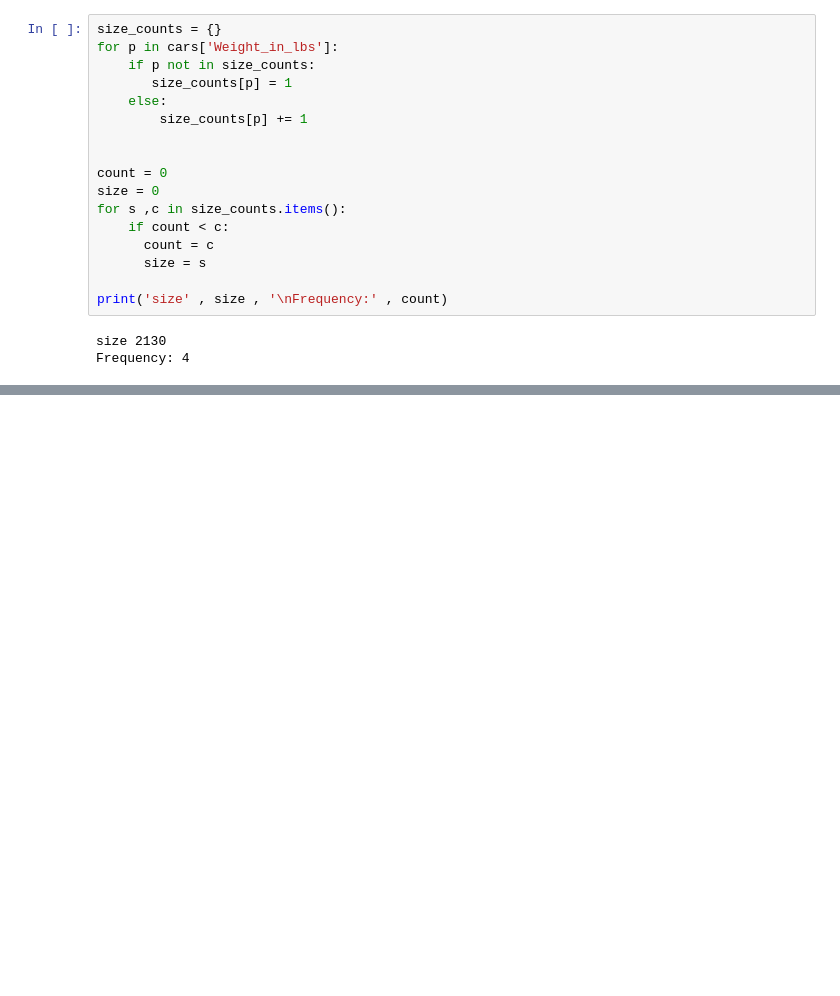
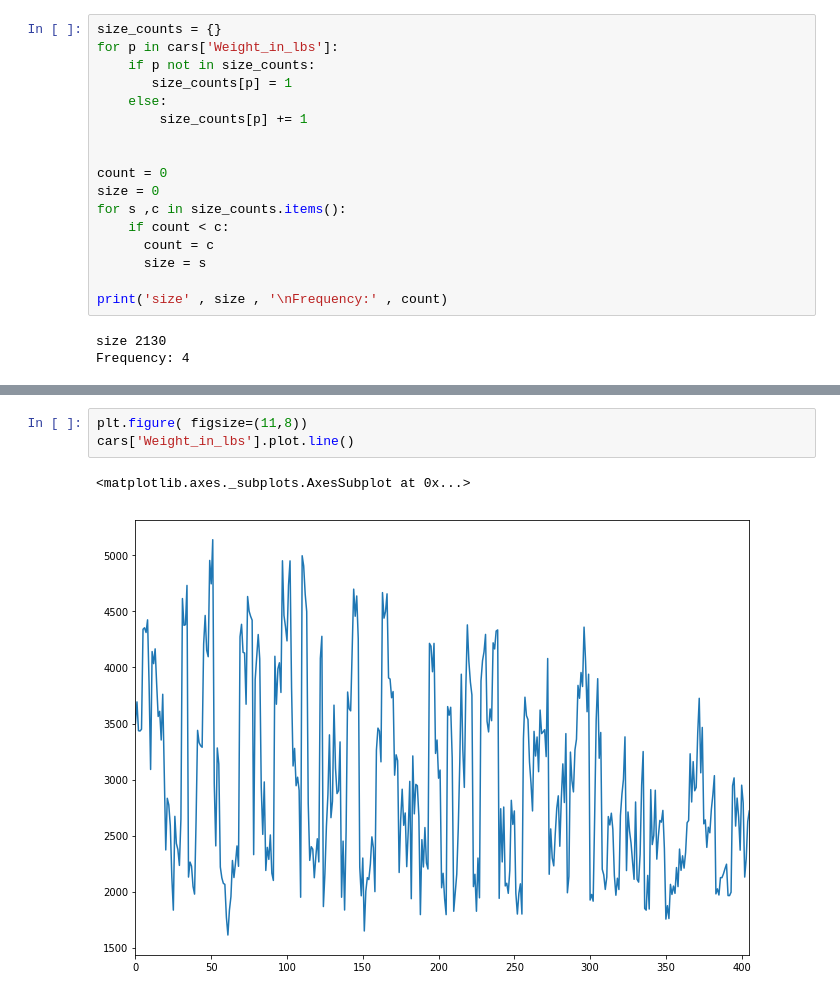
Before and after one commit to ragalaa/Directory, a Jupyter notebook: Untitled2.ipynb, the cells around one changed output, grey strips where cells are left out. Cells and saved outputs as stored; diff of their text form; blank space fills up the shorter version.

```diff
--- a/Untitled2.ipynb
+++ b/Untitled2.ipynb
@@ -36,0 +76,6 @@ Frequency: 4
+# %%
+plt.figure( figsize=(11,8))
+cars['Weight_in_lbs'].plot.line()
+# %% [output]
+<matplotlib.axes._subplots.AxesSubplot at 0x...>
+[figure, added]
```
Also changed, not shown: parts of 17 cells of this notebook.
